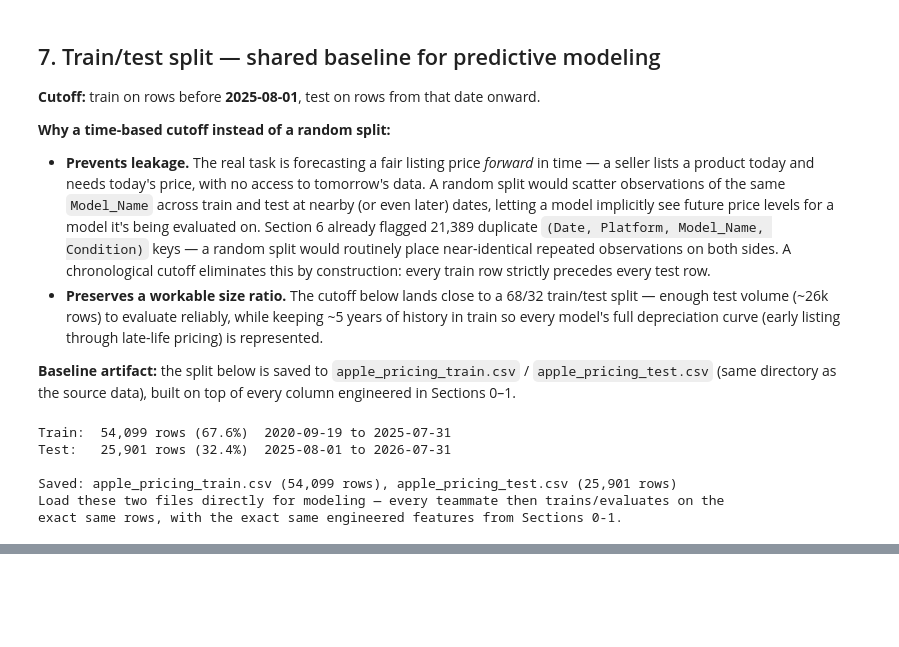
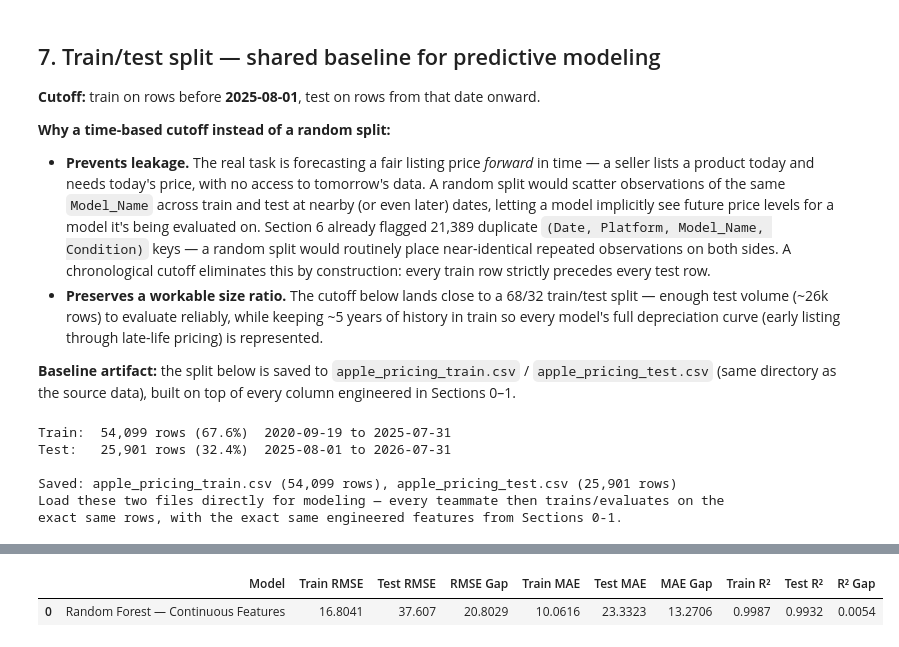
Before and after one commit to TianweiZhou/apple-products-eda-2020-2026, a Jupyter notebook: Apple_Pricing_EDA.ipynb, the cells around one changed output, grey strips where cells are left out. Cells and saved outputs as stored; diff of their text form; code cells hidden in the pictures; blank space fills up the shorter version.

```diff
--- a/Apple_Pricing_EDA.ipynb
+++ b/Apple_Pricing_EDA.ipynb
@@ -881,0 +956,49 @@ Bias (mean pred - actual) = $-46.44
+# %%
+def fit_and_evaluate_rf(X_train, X_test, y_train, y_test, label):
+    model = RandomForestRegressor(
+        n_estimators=100,
+        min_samples_leaf=2,
+        random_state=42,
+        n_jobs=-1
+    )
+    model.fit(X_train, y_train)
+
+    train_pred = model.predict(X_train)
+    test_pred = model.predict(X_test)
+
+    train_rmse = np.sqrt(mean_squared_error(y_train, train_pred))
+    test_rmse = np.sqrt(mean_squared_error(y_test, test_pred))
+    train_mae = mean_absolute_error(y_train, train_pred)
+    test_mae = mean_absolute_error(y_test, test_pred)
+    train_r2 = r2_score(y_train, train_pred)
+    test_r2 = r2_score(y_test, test_pred)
+
+    results = {
+        'Model': label,
+        'Train RMSE': train_rmse,
+        'Test RMSE': test_rmse,
+        'RMSE Gap': test_rmse - train_rmse,
+        'Train MAE': train_mae,
+        'Test MAE': test_mae,
+        'MAE Gap': test_mae - train_mae,
+        'Train R²': train_r2,
+        'Test R²': test_r2,
+        'R² Gap': train_r2 - test_r2,
+    }
+
+    importance = (
+        pd.DataFrame({'Feature': X_train.columns, 'Importance': model.feature_importances_})
+          .sort_values('Importance', ascending=False)
+          .reset_index(drop=True)
+    )
+    return model, results, importance, train_pred, test_pred
+
+rf_model, model_results, feature_importance, train_predictions, test_predictions = fit_and_evaluate_rf(
+    X_train, X_test, y_train, y_test, 'Random Forest — Continuous Features'
+)
+
+results_table = pd.DataFrame([model_results])
+display(results_table.round(4))
+# %% [output]
+|  | Model | Train RMSE | Test RMSE | RMSE Gap | Train MAE | Test MAE | MAE Gap | Train R² | Test R² | R² Gap |
+| 0 | Random Forest — Continuous Features | 16.8041 | 37.607 | 20.8029 | 10.0616 | 23.3323 | 13.2706 | 0.9987 | 0.9932 | 0.0054 |
```
Also changed, not shown: parts of 18 cells of this notebook.
